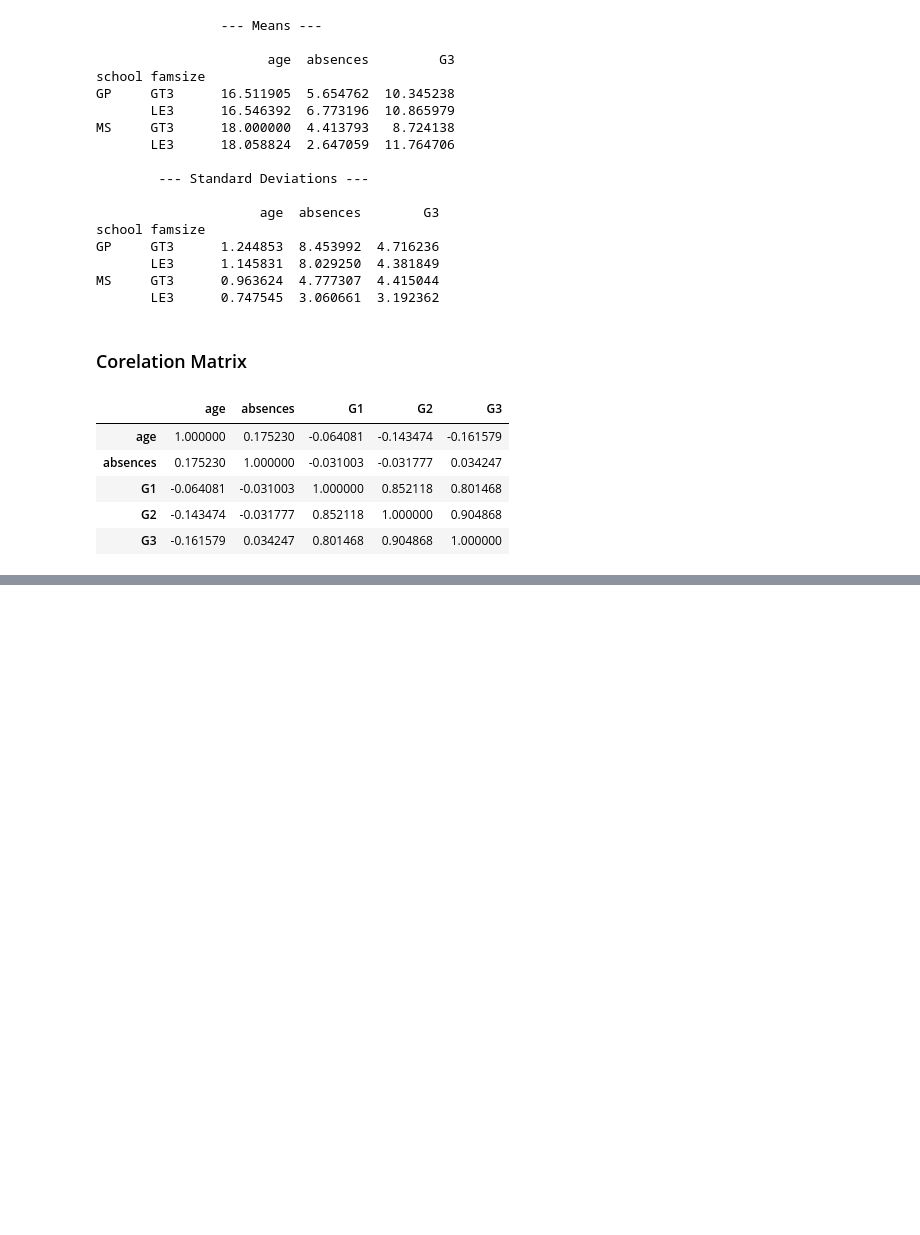
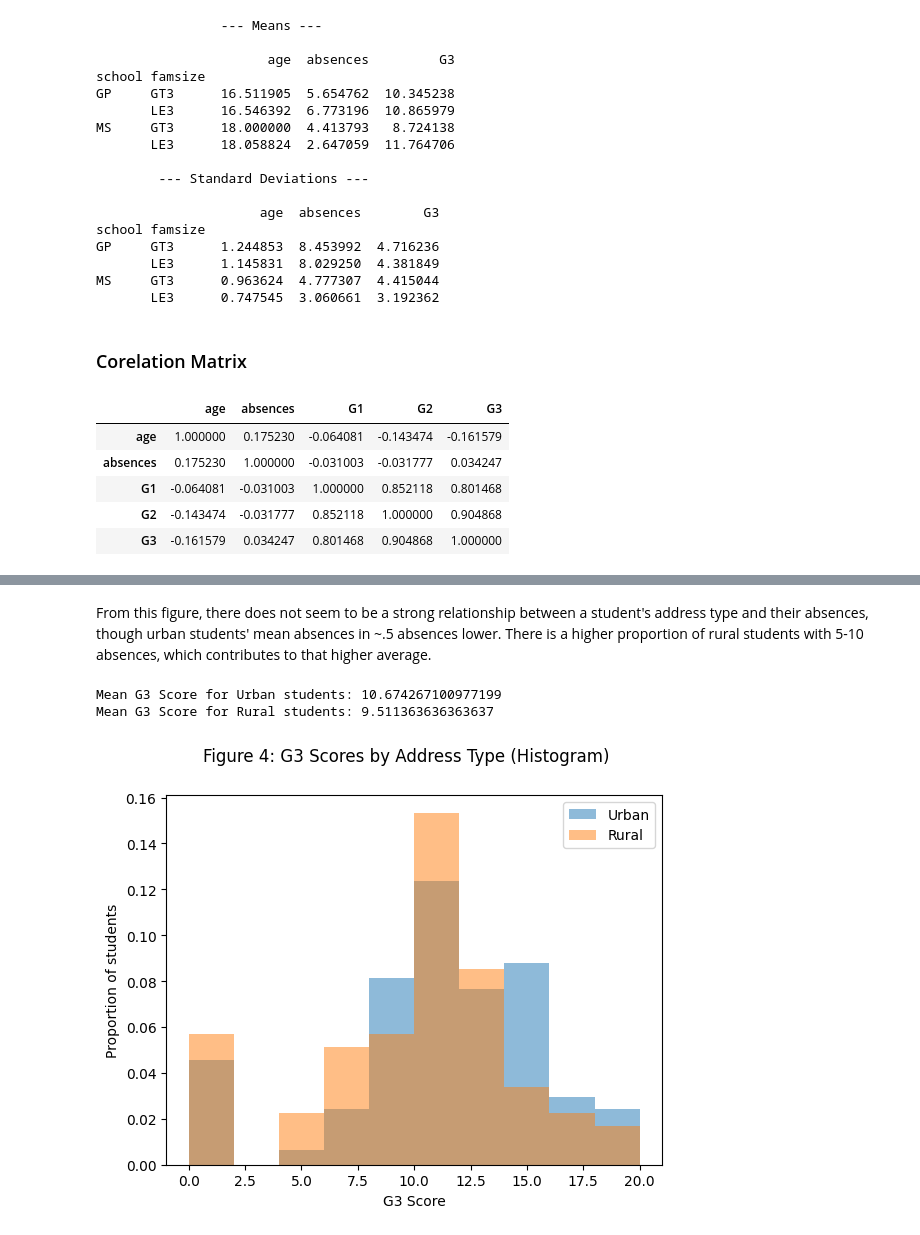
Before and after one commit to tort-cam/ST554HW4, a Jupyter notebook: HW4.ipynb, the cells around one changed output, grey strips where cells are left out. Drawn from its saved outputs; the diff is of its cells as text; code cells hidden in the pictures; blank space fills up the shorter version.

```diff
--- a/HW4.ipynb
+++ b/HW4.ipynb
@@ -170,0 +233,16 @@ sdata[["age", "absences", "G1", "G2", "G3"]].corr()
+# %% [markdown]
+From this figure, there does not seem to be a strong relationship between a student's address type and their absences, though urban students' mean absences in ~.5 absences lower. There is a higher proportion of rural students with 5-10 absences, which contributes to that higher average.
+# %%
+bins2 = range(0,22, 2)
+plt.hist(urb["G3"], bins = bins2, alpha=0.5, label='Urban', density = True)
+plt.hist(rur["G3"], bins = bins2, alpha=0.5, label='Rural', density = True)
+plt.xlabel("G3 Score")
+plt.ylabel("Proportion of students")
+plt.suptitle("Figure 4: G3 Scores by Address Type (Histogram)")
+plt.legend(loc = 'upper right')
+print("Mean G3 Score for Urban students: " + str(urb["G3"].mean()) + \
+      "\nMean G3 Score for Rural students: " + str(rur["G3"].mean()) + "\n")
+# %% [output]
+Mean G3 Score for Urban students: 10.674267100977199
+Mean G3 Score for Rural students: 9.511363636363637
+[figure, added]
```
Also changed, not shown: parts of 27 cells of this notebook.
